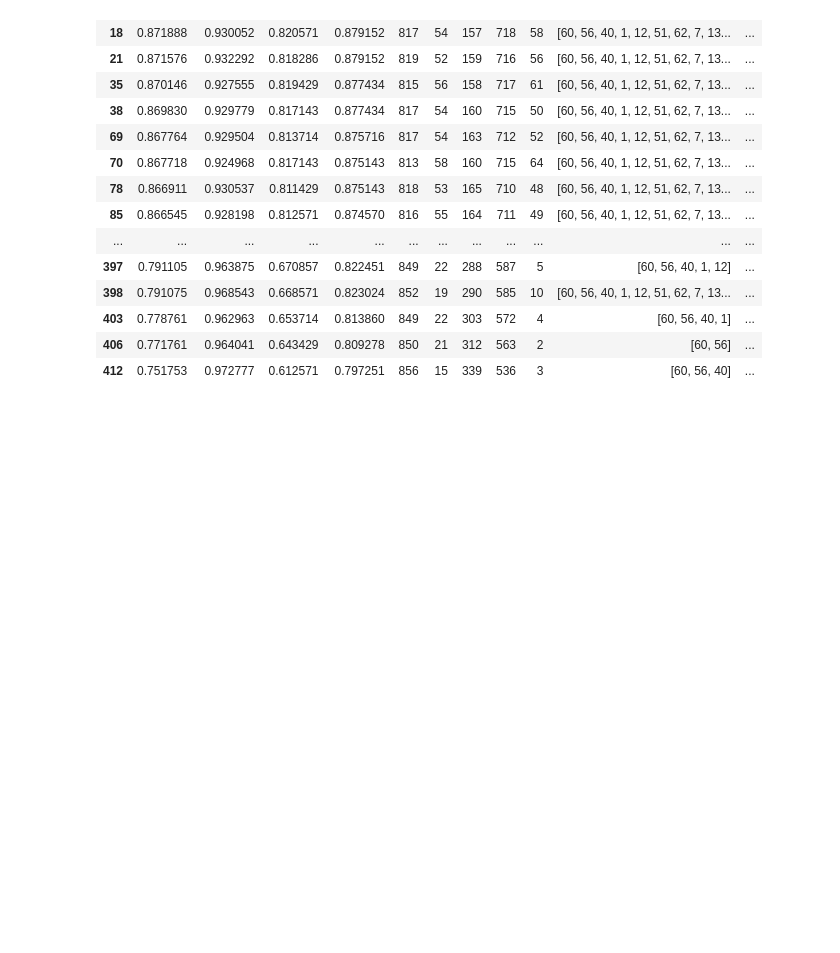
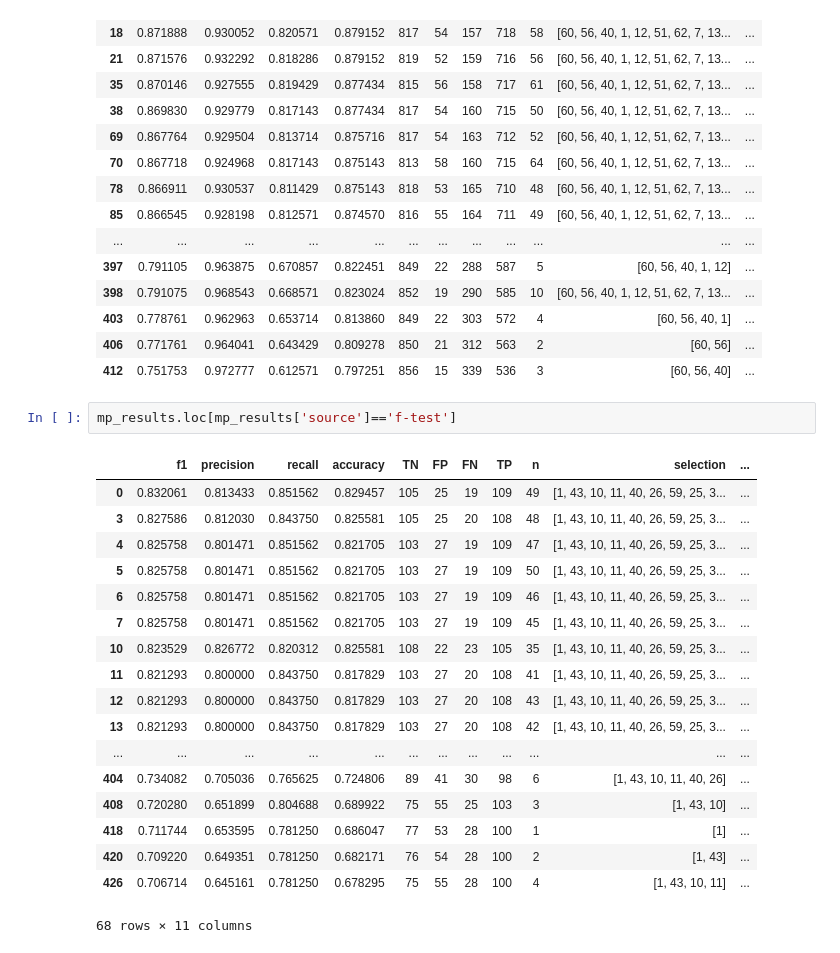
Before and after one commit to nischikata/AggressivenessClassification, a Jupyter notebook: test_stepwise_selection.ipynb, the cells around one changed output. Drawn from its saved outputs; the diff is of its cells as text; blank space fills up the shorter version.

```diff
--- a/test_stepwise_selection.ipynb
+++ b/test_stepwise_selection.ipynb
@@ -115,3 +111,24 @@ w1_results.loc[w1_results['source'] == 'ranksum']
 | 403 | 0.778761 | 0.962963 | 0.653714 | 0.813860 | 849 | 22 | 303 | 572 | 4 | [60, 56, 40, 1] | ... |
 | 406 | 0.771761 | 0.964041 | 0.643429 | 0.809278 | 850 | 21 | 312 | 563 | 2 | [60, 56] | ... |
 | 412 | 0.751753 | 0.972777 | 0.612571 | 0.797251 | 856 | 15 | 339 | 536 | 3 | [60, 56, 40] | ... |
+# %%
+mp_results.loc[mp_results['source']=='f-test']
+# %% [output]
+|  | f1 | precision | recall | accuracy | TN | FP | FN | TP | n | selection | ... |
+| 0 | 0.832061 | 0.813433 | 0.851562 | 0.829457 | 105 | 25 | 19 | 109 | 49 | [1, 43, 10, 11, 40, 26, 59, 25, 3... | ... |
+| 3 | 0.827586 | 0.812030 | 0.843750 | 0.825581 | 105 | 25 | 20 | 108 | 48 | [1, 43, 10, 11, 40, 26, 59, 25, 3... | ... |
+| 4 | 0.825758 | 0.801471 | 0.851562 | 0.821705 | 103 | 27 | 19 | 109 | 47 | [1, 43, 10, 11, 40, 26, 59, 25, 3... | ... |
+| 5 | 0.825758 | 0.801471 | 0.851562 | 0.821705 | 103 | 27 | 19 | 109 | 50 | [1, 43, 10, 11, 40, 26, 59, 25, 3... | ... |
+| 6 | 0.825758 | 0.801471 | 0.851562 | 0.821705 | 103 | 27 | 19 | 109 | 46 | [1, 43, 10, 11, 40, 26, 59, 25, 3... | ... |
+| 7 | 0.825758 | 0.801471 | 0.851562 | 0.821705 | 103 | 27 | 19 | 109 | 45 | [1, 43, 10, 11, 40, 26, 59, 25, 3... | ... |
+| 10 | 0.823529 | 0.826772 | 0.820312 | 0.825581 | 108 | 22 | 23 | 105 | 35 | [1, 43, 10, 11, 40, 26, 59, 25, 3... | ... |
+| 11 | 0.821293 | 0.800000 | 0.843750 | 0.817829 | 103 | 27 | 20 | 108 | 41 | [1, 43, 10, 11, 40, 26, 59, 25, 3... | ... |
+| 12 | 0.821293 | 0.800000 | 0.843750 | 0.817829 | 103 | 27 | 20 | 108 | 43 | [1, 43, 10, 11, 40, 26, 59, 25, 3... | ... |
+| 13 | 0.821293 | 0.800000 | 0.843750 | 0.817829 | 103 | 27 | 20 | 108 | 42 | [1, 43, 10, 11, 40, 26, 59, 25, 3... | ... |
+| ... | ... | ... | ... | ... | ... | ... | ... | ... | ... | ... | ... |
+| 404 | 0.734082 | 0.705036 | 0.765625 | 0.724806 | 89 | 41 | 30 | 98 | 6 | [1, 43, 10, 11, 40, 26] | ... |
+| 408 | 0.720280 | 0.651899 | 0.804688 | 0.689922 | 75 | 55 | 25 | 103 | 3 | [1, 43, 10] | ... |
+| 418 | 0.711744 | 0.653595 | 0.781250 | 0.686047 | 77 | 53 | 28 | 100 | 1 | [1] | ... |
+| 420 | 0.709220 | 0.649351 | 0.781250 | 0.682171 | 76 | 54 | 28 | 100 | 2 | [1, 43] | ... |
+| 426 | 0.706714 | 0.645161 | 0.781250 | 0.678295 | 75 | 55 | 28 | 100 | 4 | [1, 43, 10, 11] | ... |
+68 rows × 11 columns
```
Also changed, not shown: parts of 3 cells of this notebook, 20 other files.
